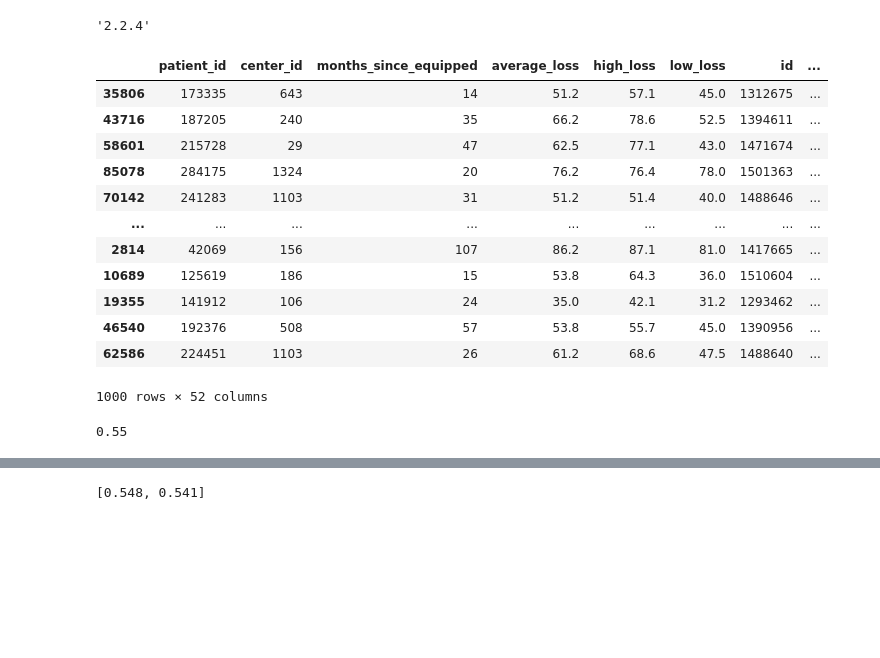
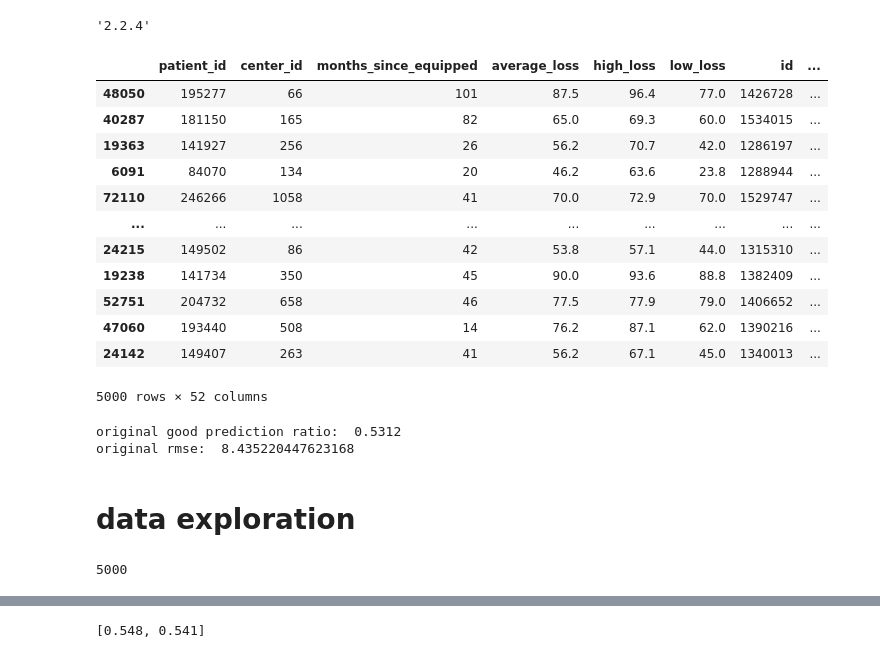
Before and after one commit to viebel/aaa-ml, a Jupyter notebook: notebooks/equipment-success-yehonathan.ipynb, the cells around one changed output, grey strips where cells are left out. Saved outputs shown, nothing was run; the diff lists cells and outputs as text; code cells hidden in the pictures; blank space fills up the shorter version.

```diff
--- a/notebooks/equipment-success-yehonathan.ipynb
+++ b/notebooks/equipment-success-yehonathan.ipynb
@@ -259,39 +260,39 @@ def model_good_prediction_ratio_array(targets, predictions, max_distance):
 # %%
 equipment_success_valid = scale(equipment_success_valid, ['freq_250', 'freq_500', 'freq_750', 'freq_1000',
                                                           'freq_1500', 'freq_2000', 'freq_3000', 'freq_4000',
                                                           'freq_6000', 'freq_8000', 'decades_old', 'age_in_months_at_equipped_start'])
 
 
 equipment_success_all = equipment_success_valid.copy()
 #[(equipment_success_valid['isFemale'] == 1)
 #                                            & (equipment_success_valid['decades_old'] == 8)
 #                                           ].copy()
 
 equipment_success = equipment_success_all.sample(frac=1)
-equipment_success = equipment_success.head(1000)
+equipment_success = equipment_success.head(5000)
 
 equipment_success
 # %% [output]
 |  | patient_id | center_id | months_since_equipped | average_loss | high_loss | low_loss | id | ... |
-| 35806 | 173335 | 643 | 14 | 51.2 | 57.1 | 45.0 | 1312675 | ... |
-| 43716 | 187205 | 240 | 35 | 66.2 | 78.6 | 52.5 | 1394611 | ... |
-| 58601 | 215728 | 29 | 47 | 62.5 | 77.1 | 43.0 | 1471674 | ... |
-| 85078 | 284175 | 1324 | 20 | 76.2 | 76.4 | 78.0 | 1501363 | ... |
-| 70142 | 241283 | 1103 | 31 | 51.2 | 51.4 | 40.0 | 1488646 | ... |
+| 48050 | 195277 | 66 | 101 | 87.5 | 96.4 | 77.0 | 1426728 | ... |
+| 40287 | 181150 | 165 | 82 | 65.0 | 69.3 | 60.0 | 1534015 | ... |
+| 19363 | 141927 | 256 | 26 | 56.2 | 70.7 | 42.0 | 1286197 | ... |
+| 6091 | 84070 | 134 | 20 | 46.2 | 63.6 | 23.8 | 1288944 | ... |
+| 72110 | 246266 | 1058 | 41 | 70.0 | 72.9 | 70.0 | 1529747 | ... |
 | ... | ... | ... | ... | ... | ... | ... | ... | ... |
-| 2814 | 42069 | 156 | 107 | 86.2 | 87.1 | 81.0 | 1417665 | ... |
-| 10689 | 125619 | 186 | 15 | 53.8 | 64.3 | 36.0 | 1510604 | ... |
-| 19355 | 141912 | 106 | 24 | 35.0 | 42.1 | 31.2 | 1293462 | ... |
-| 46540 | 192376 | 508 | 57 | 53.8 | 55.7 | 45.0 | 1390956 | ... |
-| 62586 | 224451 | 1103 | 26 | 61.2 | 68.6 | 47.5 | 1488640 | ... |
+| 24215 | 149502 | 86 | 42 | 53.8 | 57.1 | 44.0 | 1315310 | ... |
+| 19238 | 141734 | 350 | 45 | 90.0 | 93.6 | 88.8 | 1382409 | ... |
+| 52751 | 204732 | 658 | 46 | 77.5 | 77.9 | 79.0 | 1406652 | ... |
+| 47060 | 193440 | 508 | 14 | 76.2 | 87.1 | 62.0 | 1390216 | ... |
+| 24142 | 149407 | 263 | 41 | 56.2 | 67.1 | 45.0 | 1340013 | ... |
-1000 rows × 52 columns
+5000 rows × 52 columns
 # %%
 features = [
    "age_in_months_at_equipped_start_scaled",
     "isMale",
     "isFemale",
-    "isLeftEar",
-    "isRightEar",
+    #"isLeftEar",
+    #"isRightEar",
     'freq_250_scaled',
     'freq_500_scaled',
     'freq_750_scaled',
@@ -311,6 +312,8 @@ features = [
 data = (equipment_success[features].values)
 labels = (equipment_success['eq_freq_2000'].values)
 
-model_good_prediction_ratio_array(labels, np.average(labels), 5)
+print("original good prediction ratio: ", model_good_prediction_ratio_array(labels, np.average(labels), 5))
+print("original rmse: " , np.std(labels - np.average(labels)))
 # %% [output]
-0.55
+original good prediction ratio:  0.5312
+original rmse:  8.435220447623168
@@ -316,0 +342,2 @@ model_good_prediction_ratio_array(labels, np.average(labels), 5)
+# %% [markdown]
+# data exploration
@@ -316,0 +347,4 @@ model_good_prediction_ratio_array(labels, np.average(labels), 5)
+# %%
+data.shape[0]
+# %% [output]
+5000
```
Also changed, not shown: parts of 18 cells of this notebook.
